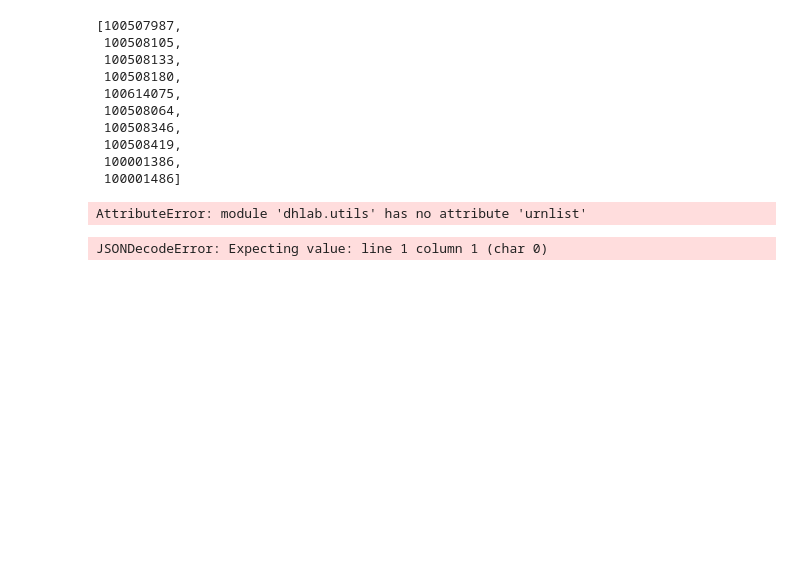
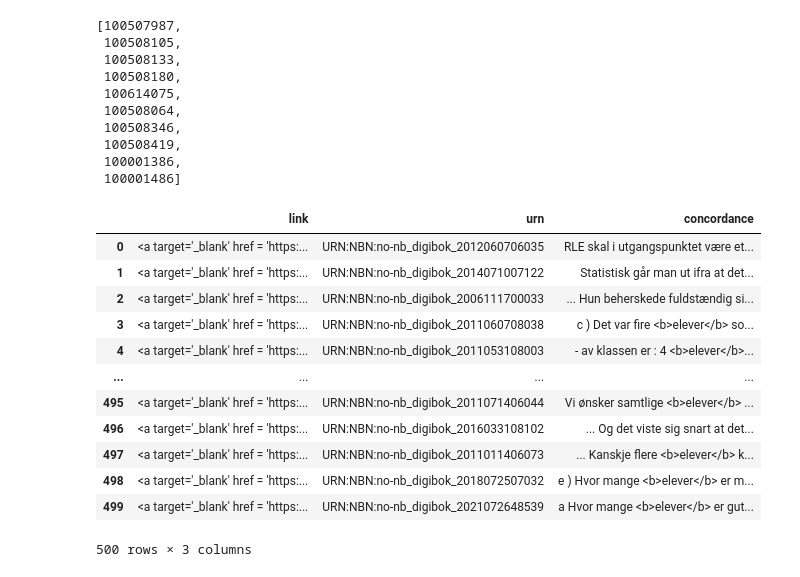
Before and after one commit to Yoonsen/Workshop_september_2023, a Jupyter notebook: barnekorpus-2025.ipynb, the cells around one changed output. Saved outputs shown, nothing was run; the diff lists cells and outputs as text; code cells hidden in the pictures; blank space fills up the shorter version.

```diff
--- a/barnekorpus-2025.ipynb
+++ b/barnekorpus-2025.ipynb
@@ -155,11 +155,19 @@ list(barn.set_index('dhlabid').index)[:10]
  100508419,
  100001386,
  100001486]
-# %%
-dh.utils.display.
-# %% [output]
-AttributeError: module 'dhlab.utils' has no attribute 'urnlist'
 # %%
-dh.Concordance(barn.dhlabid, "elever")
+dh.Concordance(barn.urn.to_list(), "elever")
 # %% [output]
+|  | link | urn | concordance |
+| 0 | <a target='_blank' href = 'https:... | URN:NBN:no-nb_digibok_2012060706035 | RLE skal i utgangspunktet være et... |
+| 1 | <a target='_blank' href = 'https:... | URN:NBN:no-nb_digibok_2014071007122 | Statistisk går man ut ifra at det... |
+| 2 | <a target='_blank' href = 'https:... | URN:NBN:no-nb_digibok_2006111700033 | ... Hun beherskede fuldstændig si... |
+| 3 | <a target='_blank' href = 'https:... | URN:NBN:no-nb_digibok_2011060708038 | c ) Det var fire <b>elever</b> so... |
+| 4 | <a target='_blank' href = 'https:... | URN:NBN:no-nb_digibok_2011053108003 | - av klassen er : 4 <b>elever</b>... |
+| ... | ... | ... | ... |
+| 495 | <a target='_blank' href = 'https:... | URN:NBN:no-nb_digibok_2011071406044 | Vi ønsker samtlige <b>elever</b> ... |
+| 496 | <a target='_blank' href = 'https:... | URN:NBN:no-nb_digibok_2016033108102 | ... Og det viste sig snart at det... |
+| 497 | <a target='_blank' href = 'https:... | URN:NBN:no-nb_digibok_2011011406073 | ... Kanskje flere <b>elever</b> k... |
+| 498 | <a target='_blank' href = 'https:... | URN:NBN:no-nb_digibok_2018072507032 | e ) Hvor mange <b>elever</b> er m... |
+| 499 | <a target='_blank' href = 'https:... | URN:NBN:no-nb_digibok_2021072648539 | a Hvor mange <b>elever</b> er gut... |
-JSONDecodeError: Expecting value: line 1 column 1 (char 0)
+500 rows × 3 columns
```
Also changed, not shown: 1 other file.
